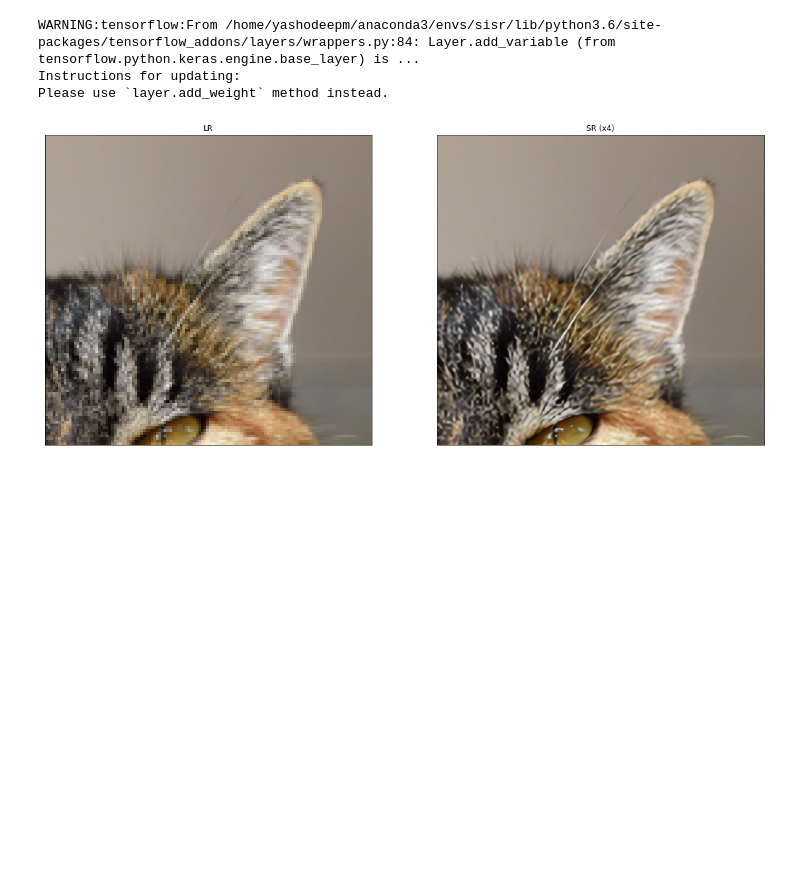
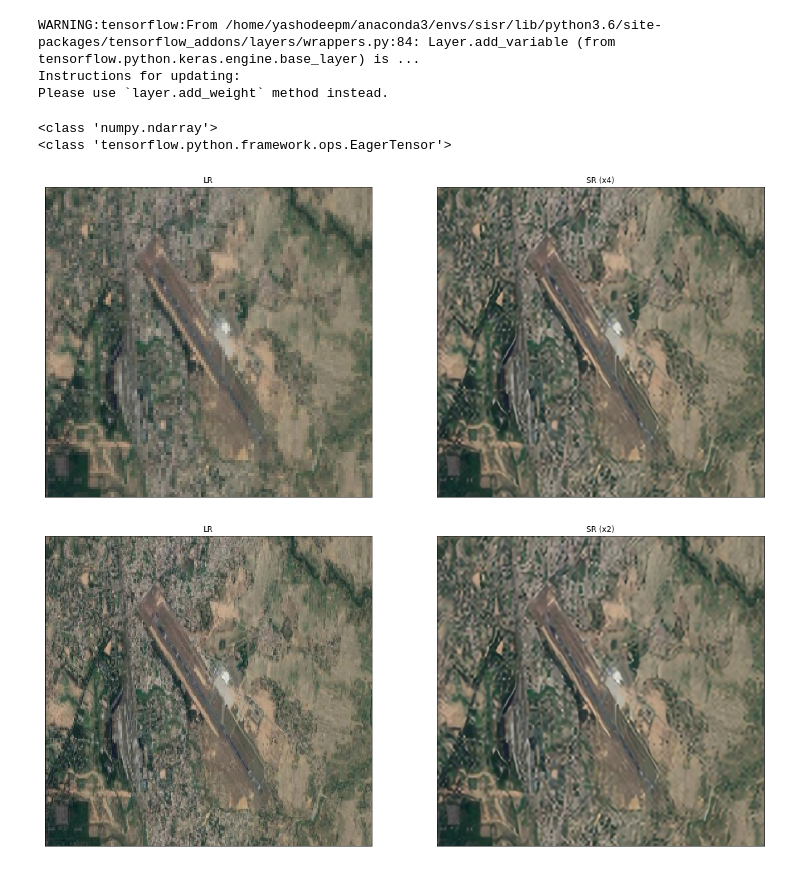
Before and after one commit to yashodeepm/super-resolution, a Jupyter notebook: WDSR_Final.ipynb, the cells around one changed output. Saved outputs shown, nothing was run; the diff lists cells and outputs as text; code cells hidden in the pictures; blank space fills up the shorter version.

```diff
--- a/WDSR_Final.ipynb
+++ b/WDSR_Final.ipynb
@@ -37,7 +39,15 @@ def resolve_and_plot(lr_image_path):
     lr = load_image(lr_image_path)
     sr = resolve_single(model, lr)
     plot_sample(lr, sr)
+#     print(type(lr))
+    return sr
-# %%
-resolve_and_plot('demo/0869x4-crop.png')
-# %% [output]
-[figure, removed]
+# %%
+final_img = resolve_and_plot('demo/img_downscale.png')
+# plt.imshow(final_img)
+# print(type(final_img))
+plot_sample(load_image('demo/img_upscale.png'), final_img)
+# %% [output]
+<class 'numpy.ndarray'>
+<class 'tensorflow.python.framework.ops.EagerTensor'>
+[figure, added]
+[figure, added]
```
Also changed, not shown: parts of 1 cell of this notebook, 5 other files.
